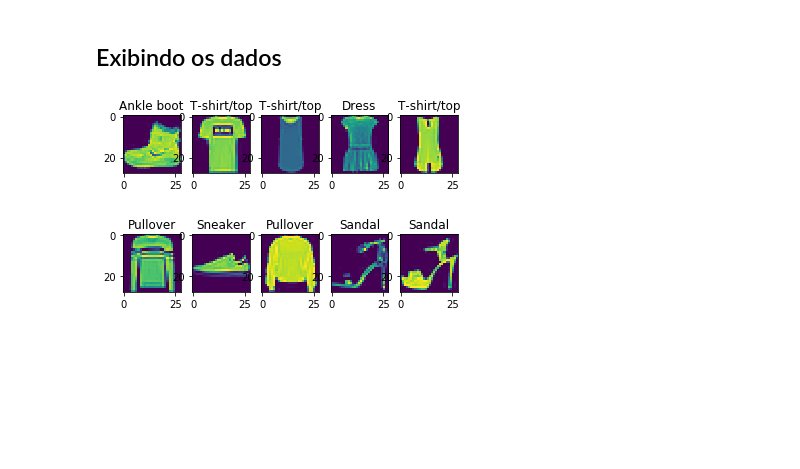
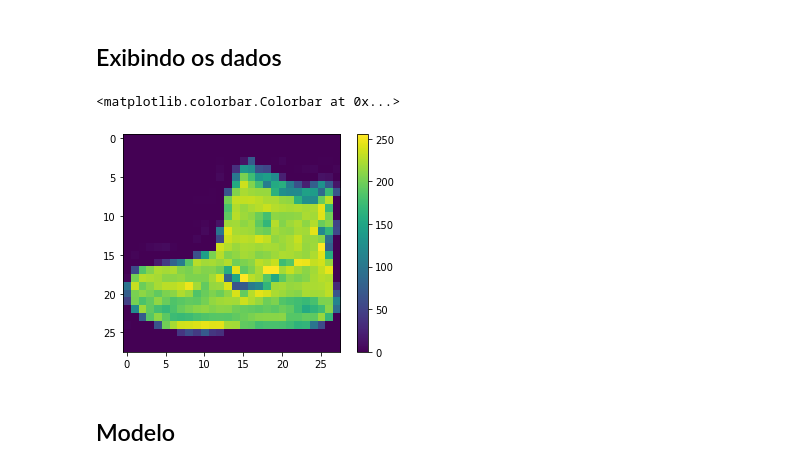
Before and after one commit to Carneiro99/Deep_learning-w-Python-and-Keras-fashion_mnist, a Jupyter notebook: Deep_learning_w_Keras_and_fashion_mnist.ipynb, the cells around one changed output. Drawn from its saved outputs; the diff is of its cells as text; code cells hidden in the pictures; blank space fills up the shorter version.

```diff
--- a/Deep_learning_w_Keras_and_fashion_mnist.ipynb
+++ b/Deep_learning_w_Keras_and_fashion_mnist.ipynb
@@ -29,17 +31,23 @@ id_treino.max()
 # %%
 
 total_classificacoes = 10
 nomes_classificacoes = ['T-shirt/top', 'Trouser', 'Pullover', 'Dress',
 'Coat', 'Sandal','Shirt', 'Sneaker','Bag' ,'Ankle boot' ]
-
+'''
 plt.imshow(imagens_treino[0])
 plt.title(id_treino[0])
 
 
 for imagem in range (10):
   plt.subplot(2, 5 , imagem +1) #2 linha e 5 colunas
   plt.imshow(imagens_treino[imagem])
   plt.title(nomes_classificacoes[id_treino[imagem]])
+'''
+plt.imshow(imagens_treino[0])
+plt.colorbar()
 # %% [output]
+<matplotlib.colorbar.Colorbar at 0x...>
-[figure, old version]
+[figure, new version]
+# %% [markdown]
+## Modelo
 # %%
```
Also changed, not shown: parts of 9 cells of this notebook.
